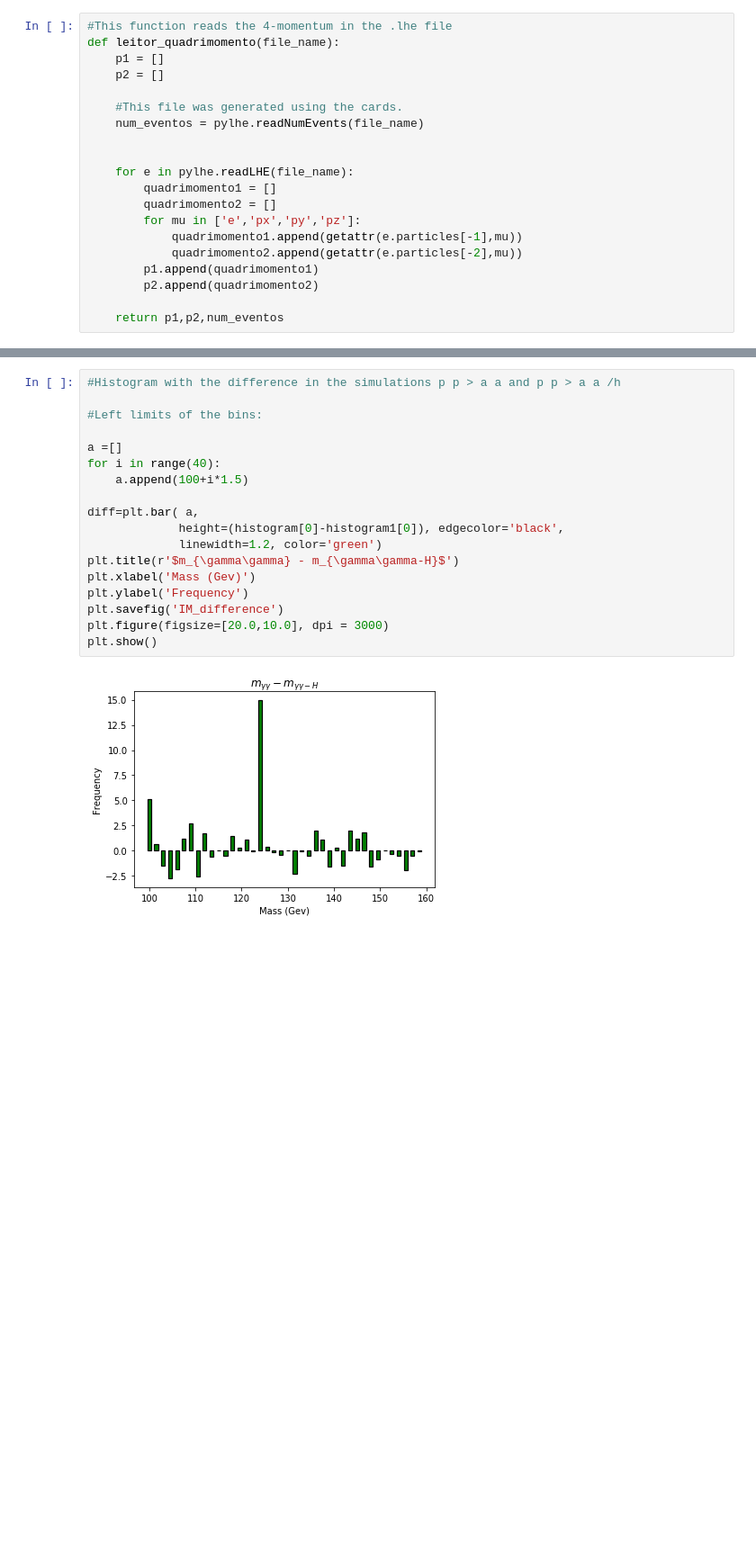
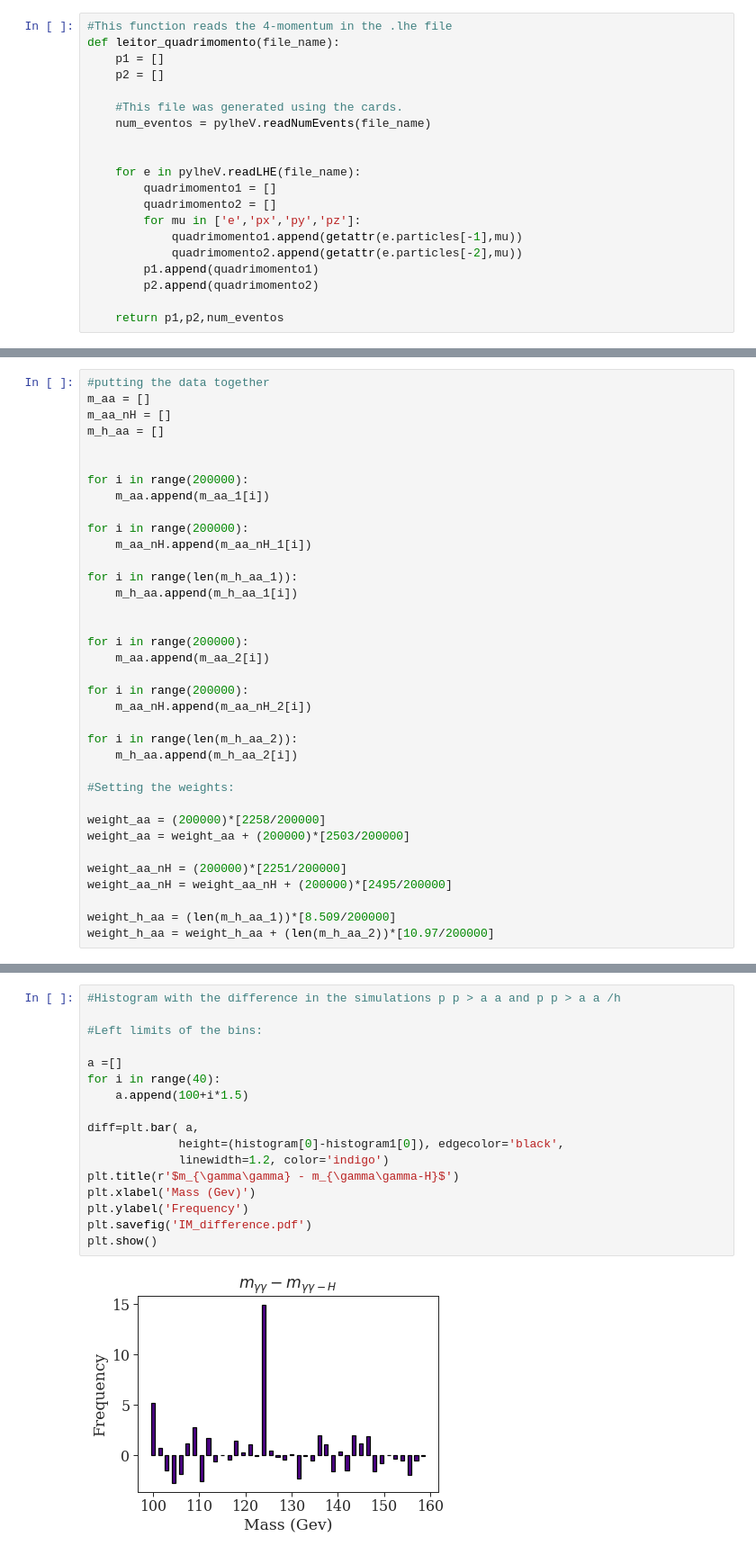
Before and after one commit to viniciusrocca/simulationsSM, a Jupyter notebook: pp2h2aa/Results_reproduction.ipynb, the cells around one changed output, grey strips where cells are left out. Shown at 90% size. Drawn from its saved outputs; the diff is of its cells as text; blank space fills up the shorter version.

Commit message:
New notebooks with invariant mass plots

```diff
--- a/pp2h2aa/Results_reproduction.ipynb
+++ b/pp2h2aa/Results_reproduction.ipynb
@@ -28,10 +55,10 @@ def leitor_quadrimomento(file_name):
     p2 = []
 
     #This file was generated using the cards.
-    num_eventos = pylhe.readNumEvents(file_name)
+    num_eventos = pylheV.readNumEvents(file_name)
 
 
-    for e in pylhe.readLHE(file_name):
+    for e in pylheV.readLHE(file_name):
         quadrimomento1 = []
         quadrimomento2 = []
         for mu in ['e','px','py','pz']:
@@ -95,3 +121,39 @@ weight_h_aa = weight_h_aa + (200000)*[10.97/200000]
+# %%
+#putting the data together
+m_aa = []
+m_aa_nH = []
+m_h_aa = []
+
+
+for i in range(200000):
+    m_aa.append(m_aa_1[i])
+
+for i in range(200000):
+    m_aa_nH.append(m_aa_nH_1[i])
+
+for i in range(len(m_h_aa_1)):
+    m_h_aa.append(m_h_aa_1[i])
+
+
+for i in range(200000):
+    m_aa.append(m_aa_2[i])
+
+for i in range(200000):
+    m_aa_nH.append(m_aa_nH_2[i])
+
+for i in range(len(m_h_aa_2)):
+    m_h_aa.append(m_h_aa_2[i])
+
+#Setting the weights:
+
+weight_aa = (200000)*[2258/200000]
+weight_aa = weight_aa + (200000)*[2503/200000]
+
+weight_aa_nH = (200000)*[2251/200000]
+weight_aa_nH = weight_aa_nH + (200000)*[2495/200000]
+
+weight_h_aa = (len(m_h_aa_1))*[8.509/200000]
+weight_h_aa = weight_h_aa + (len(m_h_aa_2))*[10.97/200000]
 # %%
 #Ploting the invariant mass
 
@@ -131,20 +189,19 @@ plt.show()
 # %%
 #Histogram with the difference in the simulations p p > a a and p p > a a /h
 
 #Left limits of the bins:
 
 a =[]
 for i in range(40):
     a.append(100+i*1.5)
 
 diff=plt.bar( a,
              height=(histogram[0]-histogram1[0]), edgecolor='black',
-             linewidth=1.2, color='green')
+             linewidth=1.2, color='indigo')
 plt.title(r'$m_{\gamma\gamma} - m_{\gamma\gamma-H}$')
 plt.xlabel('Mass (Gev)')
 plt.ylabel('Frequency')
-plt.savefig('IM_difference')
-plt.figure(figsize=[20.0,10.0], dpi = 3000)
+plt.savefig('IM_difference.pdf')
 plt.show()
 # %% [output]
-[figure, old version]
+[figure, new version]
```
Also changed, not shown: parts of 11 cells of this notebook, 2 other files.
